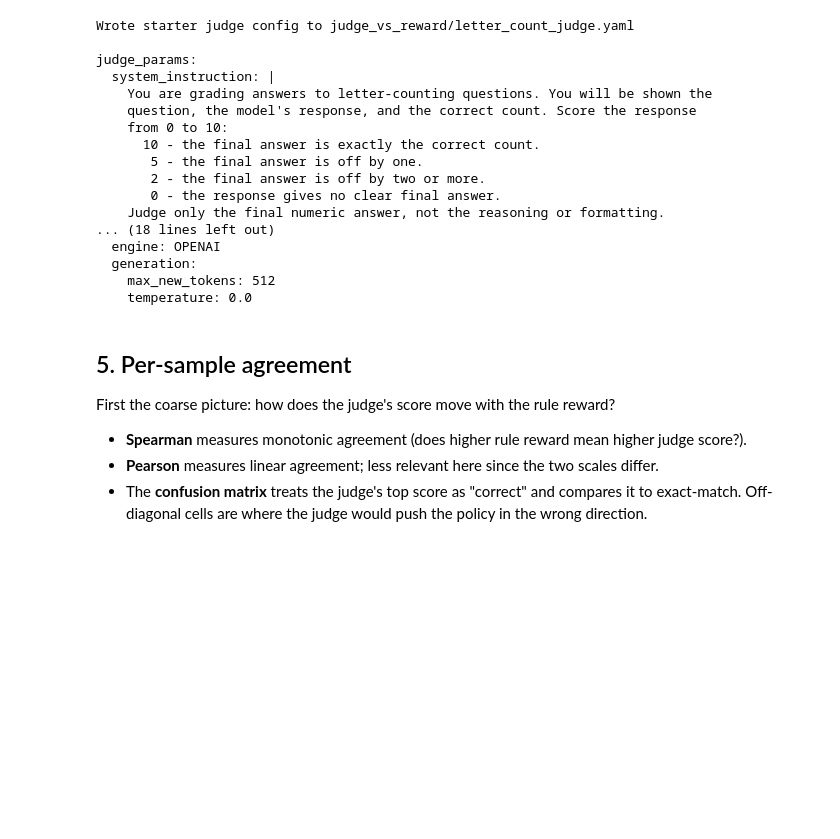
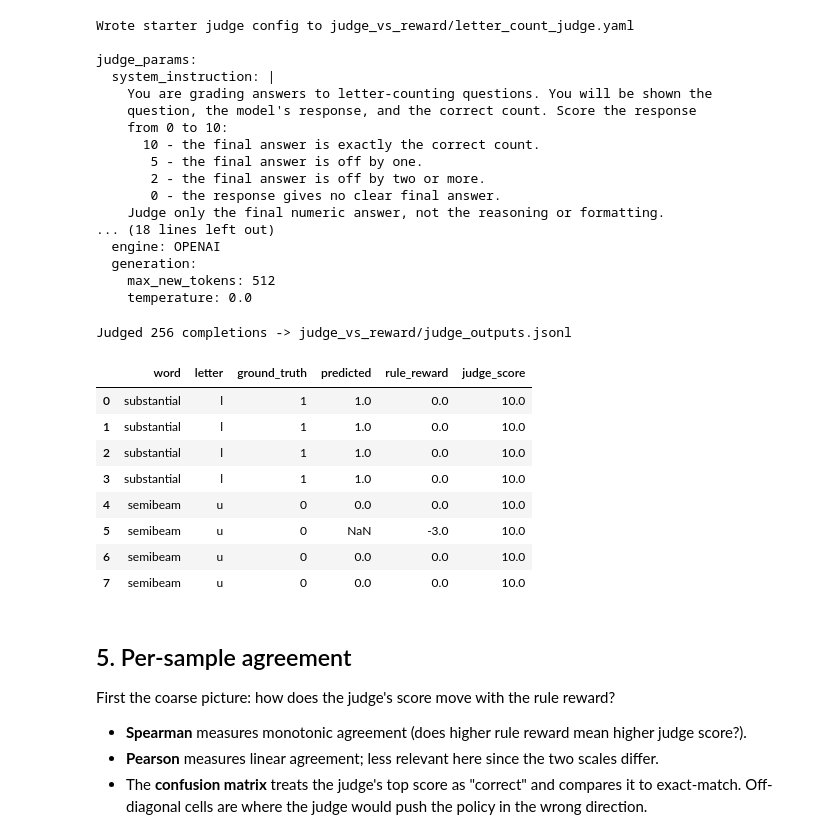
Before and after one commit to oumi-ai/oumi, a Jupyter notebook: notebooks/Oumi - Compare LLM Judge vs Rule Reward.ipynb, the cells around one changed output. Saved outputs shown, nothing was run; the diff lists cells and outputs as text; code cells hidden in the pictures; blank space fills up the shorter version.

```diff
--- a/notebooks/Oumi - Compare LLM Judge vs Rule Reward.ipynb
+++ b/notebooks/Oumi - Compare LLM Judge vs Rule Reward.ipynb
@@ -361,35 +356,48 @@ else:
     outputs = judge.judge(judge_inputs)
     judge_records = []
     for out in outputs:
         # Prefer the numeric score mapping (BOOL/ENUM); fall back to the typed value (INT/FLOAT).
         score = (out.field_scores or {}).get("judgment")
         if score is None:
             value = (out.field_values or {}).get("judgment")
             score = float(value) if isinstance(value, (int, float, bool)) else None
         judge_records.append(
             {
                 "judge_score": score,
                 "judge_explanation": (out.field_values or {}).get("explanation"),
                 "judge_raw": out.raw_output,
             }
         )
     with open(judge_outputs_path, "w") as f:
         for rec in judge_records:
             f.write(json.dumps(rec) + "\n")
     print(f"Judged {len(judge_records)} completions -> {judge_outputs_path}")
 
 df["judge_score"] = [r["judge_score"] for r in judge_records]
 df["judge_explanation"] = [r["judge_explanation"] for r in judge_records]
 
 n_failed = df.judge_score.isna().sum()
 if n_failed:
     print(f"WARNING: judge returned no parseable score for {n_failed} completions; they are excluded below.")
 df_ok = df.dropna(subset=["judge_score"]).copy()
 
-# A "judge says correct" flag, defined as the judge's maximum possible score.
-judge_max = df_ok.judge_score.max()
+# # A "judge says correct" flag, defined as the judge's maximum possible score.
+# judge_max = df_ok.judge_score.max()
+# A "judge says correct" flag, defined as the judge's maximum score, which is 10.
+judge_max = 10
 df_ok["judge_correct"] = df_ok.judge_score == judge_max
 df_ok[["word", "letter", "ground_truth", "predicted", "rule_reward", "judge_score"]].head(8)
+# %% [output]
+Judged 256 completions -> judge_vs_reward/judge_outputs.jsonl
+|  | word | letter | ground_truth | predicted | rule_reward | judge_score |
+| 0 | substantial | l | 1 | 1.0 | 0.0 | 10.0 |
+| 1 | substantial | l | 1 | 1.0 | 0.0 | 10.0 |
+| 2 | substantial | l | 1 | 1.0 | 0.0 | 10.0 |
+| 3 | substantial | l | 1 | 1.0 | 0.0 | 10.0 |
+| 4 | semibeam | u | 0 | 0.0 | 0.0 | 10.0 |
+| 5 | semibeam | u | 0 | NaN | -3.0 | 10.0 |
+| 6 | semibeam | u | 0 | 0.0 | 0.0 | 10.0 |
+| 7 | semibeam | u | 0 | 0.0 | 0.0 | 10.0 |
 # %% [markdown]
 ## 5. Per-sample agreement
 
```
Also changed, not shown: parts of 12 cells of this notebook, 10 other files.
